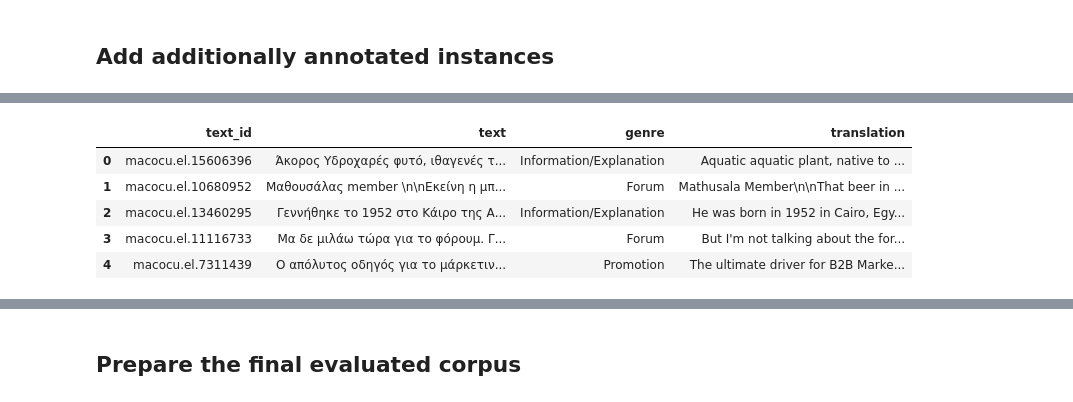
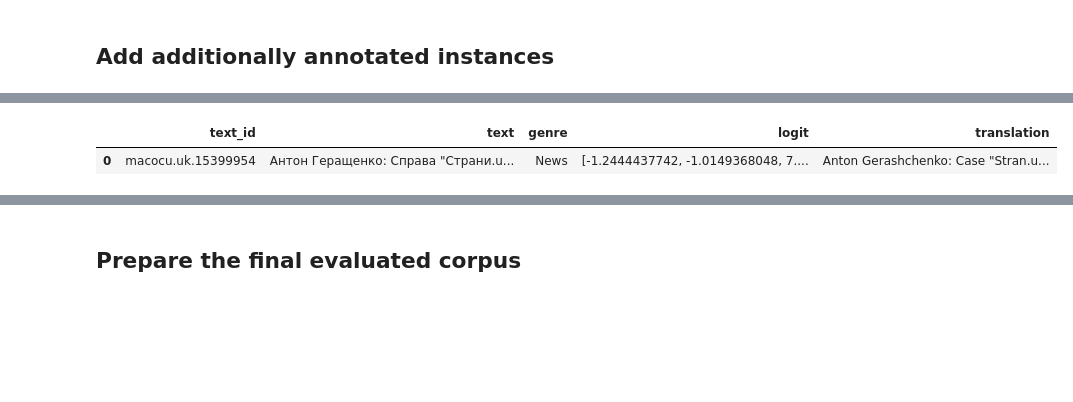
Before and after one commit to TajaKuzman/Crosslingual-Genre-Bias-Analysis, a Jupyter notebook: evaluation-of-annotation.ipynb, the cells around one changed output, grey strips where cells are left out. Drawn from its saved outputs; the diff is of its cells as text; code cells hidden in the pictures; blank space fills up the shorter version.

Commit message:
Updated evaluation with additional instances

```diff
--- a/evaluation-of-annotation.ipynb
+++ b/evaluation-of-annotation.ipynb
@@ -63,18 +63,14 @@ new_df
 # %%
 # Import the genre sample with gold labels
-sample = pd.read_json(f"/cache/tajak/macocu-mt/datasets/samples/MaCoCu-{lang}-genre-sample-additional-instances.json", lines=True)
+sample = pd.read_json(f"/cache/tajak/macocu-mt/datasets/samples/MaCoCu-{lang}-genre-sample-additional-instances-run2.json", lines=True)
 
 # Rename the document_id column to text_id
 sample = sample.rename(columns={"document_id":"text_id"})
 
 sample.head()
 # %% [output]
-|  | text_id | text | genre | translation |
-| 0 | macocu.el.15606396 | Άκορος Υδροχαρές φυτό, ιθαγενές τ... | Information/Explanation | Aquatic aquatic plant, native to ... |
-| 1 | macocu.el.10680952 | Μαθουσάλας member \n\nΕκείνη η μπ... | Forum | Mathusala Member\n\nThat beer in ... |
-| 2 | macocu.el.13460295 | Γεννήθηκε το 1952 στο Κάιρο της Α... | Information/Explanation | He was born in 1952 in Cairo, Egy... |
-| 3 | macocu.el.11116733 | Μα δε μιλάω τώρα για το φόρουμ. Γ... | Forum | But I'm not talking about the for... |
-| 4 | macocu.el.7311439 | Ο απόλυτος οδηγός για το μάρκετιν... | Promotion | The ultimate driver for B2B Marke... |
+|  | text_id | text | genre | logit | translation |
+| 0 | macocu.uk.15399954 | Антон Геращенко: Справа "Страни.u... | News | [-1.2444437742, -1.0149368048, 7.... | Anton Gerashchenko: Case "Stran.u... |
 # %%
 # Correct some problems with multiple columns which prevent merging the dataframes
 sample.columns = sample.columns.map(''.join)
```
Also changed, not shown: parts of 14 cells of this notebook, 21 other files.
